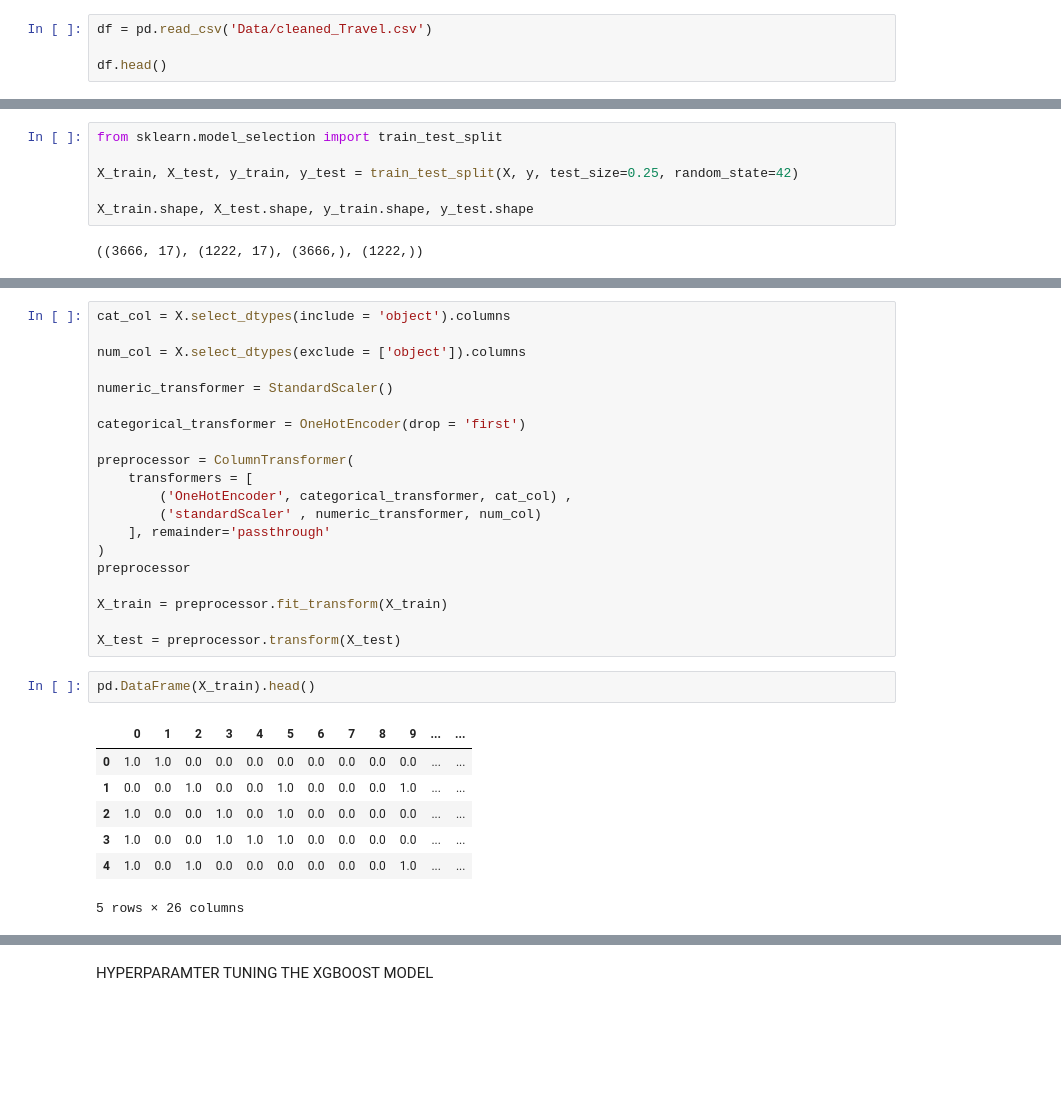
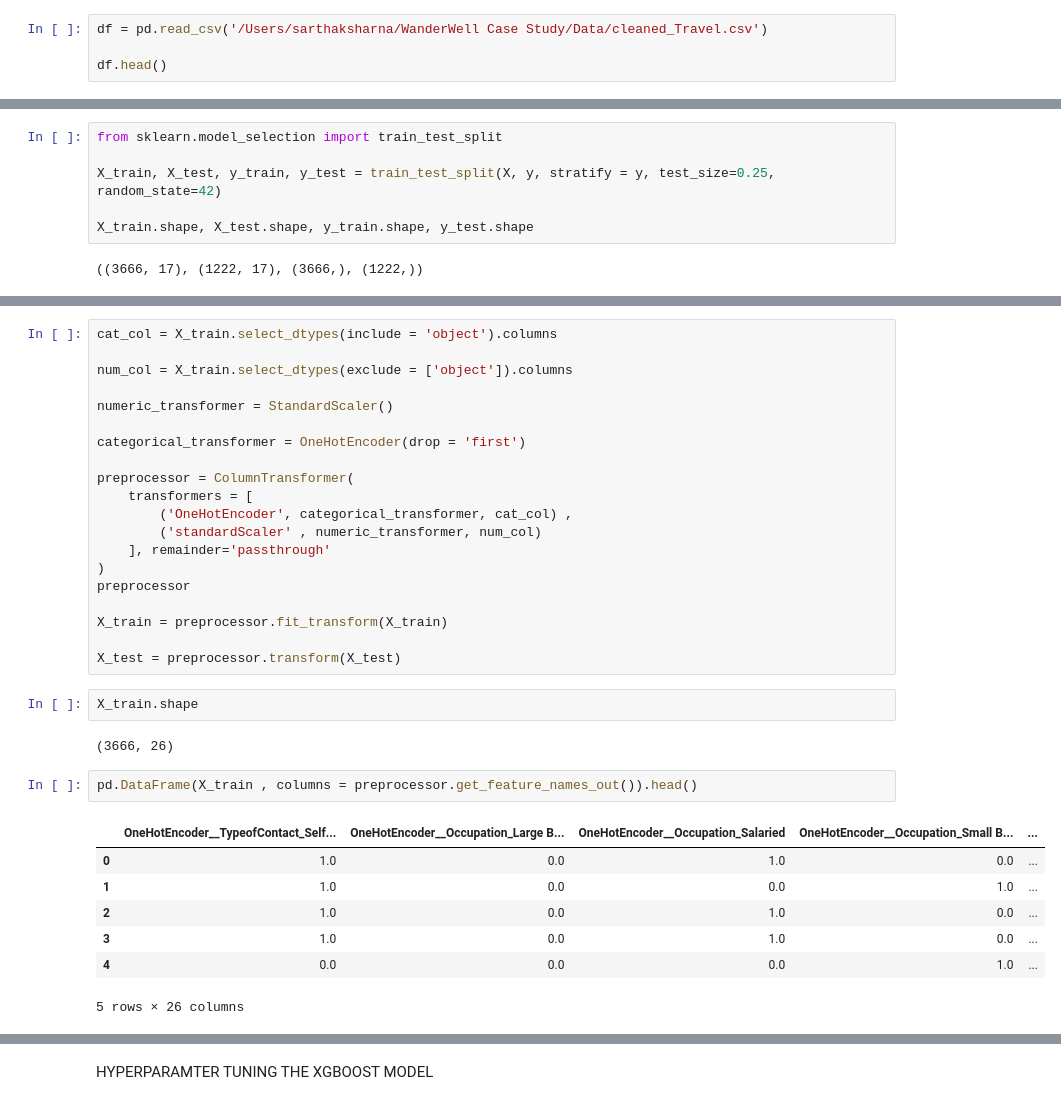
Before and after one commit to SarthakSharma2004/wanderwell-purchase-prospenity-modelling, a Jupyter notebook: Notebooks/Model_Training.ipynb, the cells around one changed output, grey strips where cells are left out. Drawn from its saved outputs; the diff is of its cells as text; blank space fills up the shorter version.

```diff
--- a/Notebooks/Model_Training.ipynb
+++ b/Notebooks/Model_Training.ipynb
@@ -16,7 +16,7 @@ from sklearn.metrics import accuracy_score , f1_score , precision_score , recall
 from sklearn.metrics import roc_curve, auc
 from sklearn.model_selection import RandomizedSearchCV
 # %%
-df = pd.read_csv('Data/cleaned_Travel.csv')
+df = pd.read_csv('/Users/sarthaksharna/WanderWell Case Study/Data/cleaned_Travel.csv')
 
 df.head()
 # %% [output]
@@ -35,7 +37,7 @@ y = df['ProdTaken']
 # %%
 from sklearn.model_selection import train_test_split
 
-X_train, X_test, y_train, y_test = train_test_split(X, y, test_size=0.25, random_state=42)
+X_train, X_test, y_train, y_test = train_test_split(X, y, stratify = y, test_size=0.25, random_state=42)
 
 X_train.shape, X_test.shape, y_train.shape, y_test.shape
 # %% [output]
@@ -43,7 +66,7 @@ X_train.shape, X_test.shape, y_train.shape, y_test.shape
 # %%
-cat_col = X.select_dtypes(include = 'object').columns
+cat_col = X_train.select_dtypes(include = 'object').columns
 
-num_col = X.select_dtypes(exclude = ['object']).columns
+num_col = X_train.select_dtypes(exclude = ['object']).columns
 
 numeric_transformer = StandardScaler()
 
@@ -60,13 +83,17 @@ preprocessor
 X_train = preprocessor.fit_transform(X_train)
 
 X_test = preprocessor.transform(X_test)
+# %%
+X_train.shape
+# %% [output]
+(3666, 26)
 # %%
-pd.DataFrame(X_train).head()
+pd.DataFrame(X_train , columns = preprocessor.get_feature_names_out()).head()
 # %% [output]
-|  | 0 | 1 | 2 | 3 | 4 | 5 | 6 | 7 | 8 | 9 | ... | ... |
-| 0 | 1.0 | 1.0 | 0.0 | 0.0 | 0.0 | 0.0 | 0.0 | 0.0 | 0.0 | 0.0 | ... | ... |
-| 1 | 0.0 | 0.0 | 1.0 | 0.0 | 0.0 | 1.0 | 0.0 | 0.0 | 0.0 | 1.0 | ... | ... |
-| 2 | 1.0 | 0.0 | 0.0 | 1.0 | 0.0 | 1.0 | 0.0 | 0.0 | 0.0 | 0.0 | ... | ... |
-| 3 | 1.0 | 0.0 | 0.0 | 1.0 | 1.0 | 1.0 | 0.0 | 0.0 | 0.0 | 0.0 | ... | ... |
-| 4 | 1.0 | 0.0 | 1.0 | 0.0 | 0.0 | 0.0 | 0.0 | 0.0 | 0.0 | 1.0 | ... | ... |
+|  | OneHotEncoder__TypeofContact_Self... | OneHotEncoder__Occupation_Large B... | OneHotEncoder__Occupation_Salaried | OneHotEncoder__Occupation_Small B... | ... |
+| 0 | 1.0 | 0.0 | 1.0 | 0.0 | ... |
+| 1 | 1.0 | 0.0 | 0.0 | 1.0 | ... |
+| 2 | 1.0 | 0.0 | 1.0 | 0.0 | ... |
+| 3 | 1.0 | 0.0 | 1.0 | 0.0 | ... |
+| 4 | 0.0 | 0.0 | 0.0 | 1.0 | ... |
 5 rows × 26 columns
```
Also changed, not shown: parts of 11 cells of this notebook, 2 other files.
